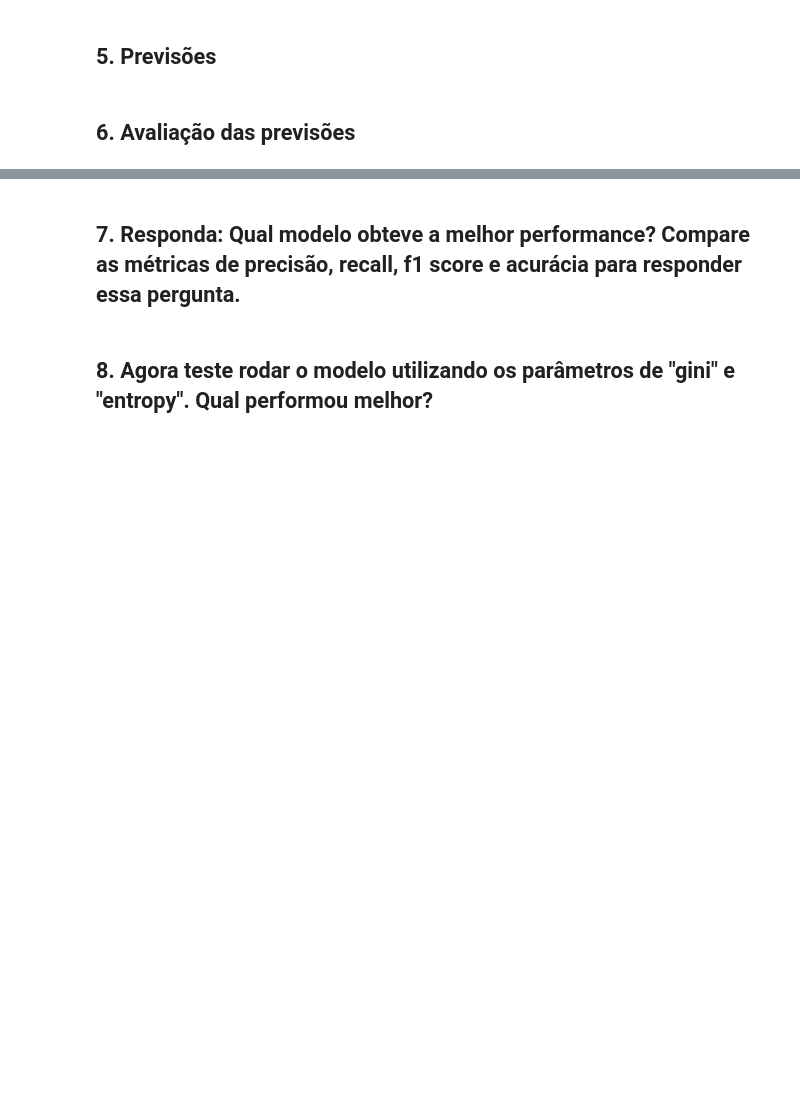
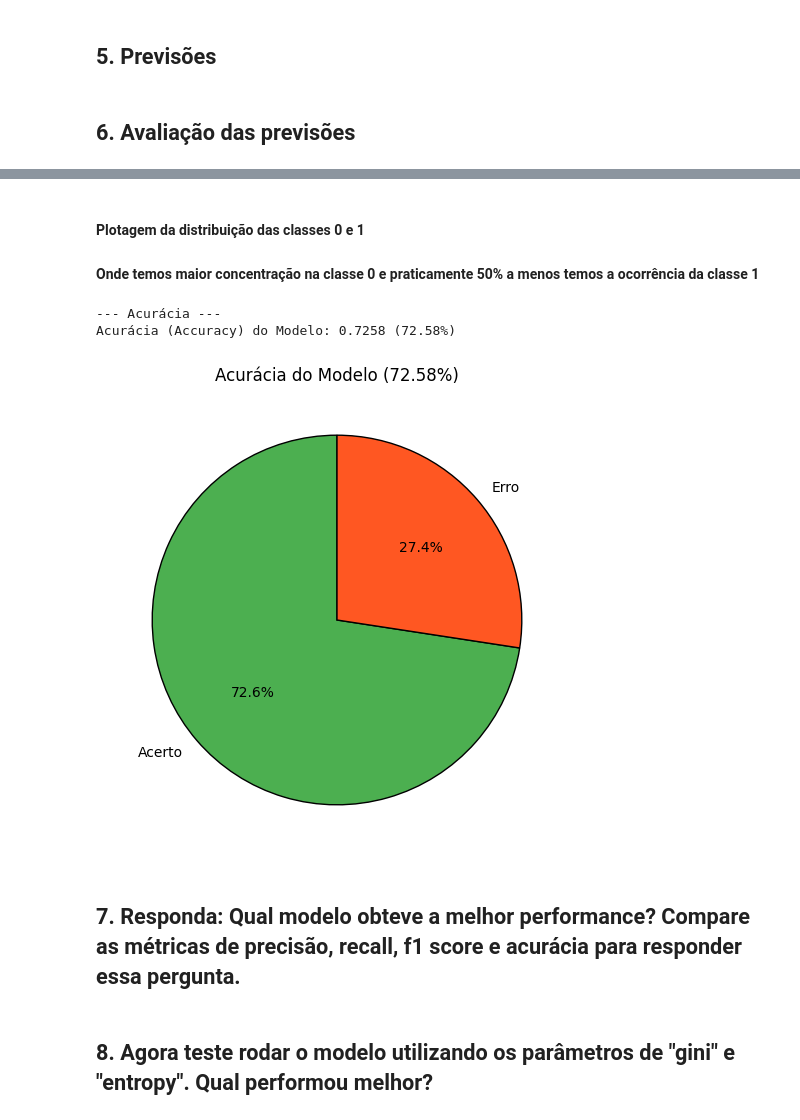
Before and after one commit to anasegatelli/curso-facens-python, a Jupyter notebook: ML/aula 2/ra242901.ipynb, the cells around one changed output, grey strips where cells are left out. Saved outputs shown, nothing was run; the diff lists cells and outputs as text; code cells hidden in the pictures; blank space fills up the shorter version.

```diff
--- a/ML/aula 2/ra242901.ipynb
+++ b/ML/aula 2/ra242901.ipynb
@@ -388,3 +450,26 @@ weighted avg       0.75      0.73      0.69      1200
+# %% [markdown]
+#### Plotagem da distribuição das classes 0 e 1
+#### Onde temos maior concentração na classe 0 e praticamente 50% a menos temos a ocorrência da classe 1
+# %%
+accuracy = relatorio_json['accuracy']
+
+print("\n--- Acurácia ---")
+print(f"Acurácia (Accuracy) do Modelo: {accuracy:.4f} ({accuracy*100:.2f}%)")
+
+# Acurácia (0.9429)
+accuracy = relatorio_json['accuracy']
+labels = ['Acerto', 'Erro']
+sizes = [accuracy, 1 - accuracy]
+colors = ['#4CAF50', '#FF5722'] # Verde para acerto, Laranja para erro
+
+plt.figure(figsize=(6, 6))
+plt.pie(sizes, labels=labels, colors=colors, autopct='%1.1f%%', startangle=90, wedgeprops={'edgecolor': 'black'})
+plt.title(f'Acurácia do Modelo ({accuracy*100:.2f}%)')
+plt.show()
+# %% [output]
+--- Acurácia ---
+Acurácia (Accuracy) do Modelo: 0.7258 (72.58%)
+[figure, added]
 # %% [markdown]
 ## 7. Responda: Qual modelo obteve a melhor performance? Compare as métricas de precisão, recall, f1 score e acurácia para responder essa pergunta.
 # %% [markdown]
```
Also changed, not shown: parts of 10 cells of this notebook.
